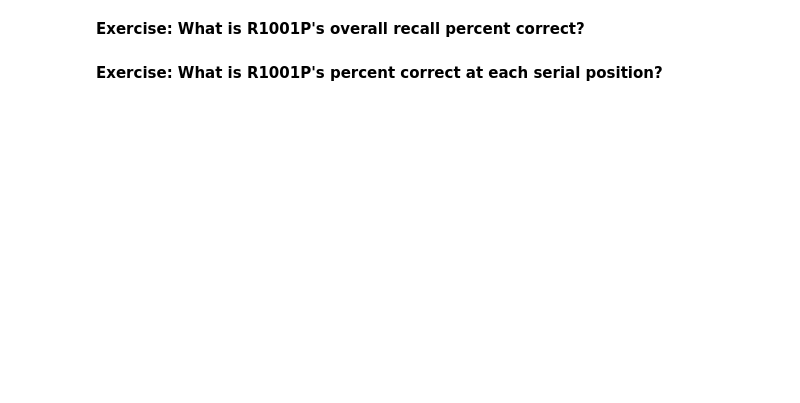
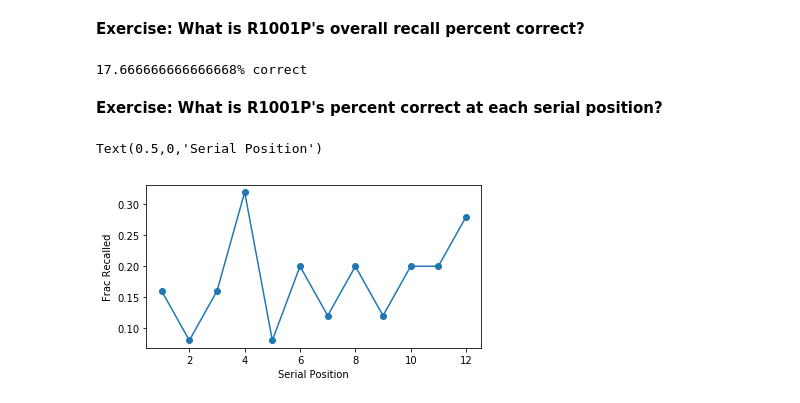
Before and after one commit to pennmem/PythonBootcamp, a Jupyter notebook: Day 2- Pandas, CMLReaders.ipynb, the cells around one changed output. Drawn from its saved outputs; the diff is of its cells as text; code cells hidden in the pictures; blank space fills up the shorter version.

```diff
--- a/Day 2- Pandas, CMLReaders.ipynb
+++ b/Day 2- Pandas, CMLReaders.ipynb
@@ -421,5 +421,32 @@ rec_evs[:10]
 | 93 | 525077 | R1001P_FR1_0_12Oct14_1034 | 1.02 | FR1 | 0 | False | SCHOOL | 210 | 3 | ... |
 # %% [markdown]
 **Exercise: What is R1001P's overall recall percent correct?**
+# %%
+pct_correct = np.sum(word_evs['recalled'])/len(word_evs)
+print(str(pct_correct*100) +'% correct')
+# %% [output]
+17.666666666666668% correct
 # %% [markdown]
 **Exercise: What is R1001P's percent correct at each serial position?**
+# %%
+#For storing our output
+sp_pct = []
+
+#Find out what serial positions are represented in our data
+sps = word_evs['serialpos'].unique()
+
+#Compute recall rate for each serial position
+for s in sps:
+    pos_evs = word_evs.query('serialpos==@s')
+    frac = np.sum(pos_evs['recalled'])/len(pos_evs)
+    sp_pct.append(frac)
+
+#Plot results
+%matplotlib inline
+from pylab import *
+figure(figsize=(6, 3)); ax=subplot(111)
+plot(np.arange(1, 13), sp_pct, 'o-')
+ylabel('Frac Recalled'); xlabel('Serial Position')
+# %% [output]
+Text(0.5,0,'Serial Position')
+[figure, added]
```
Also changed, not shown: parts of 5 cells of this notebook.
